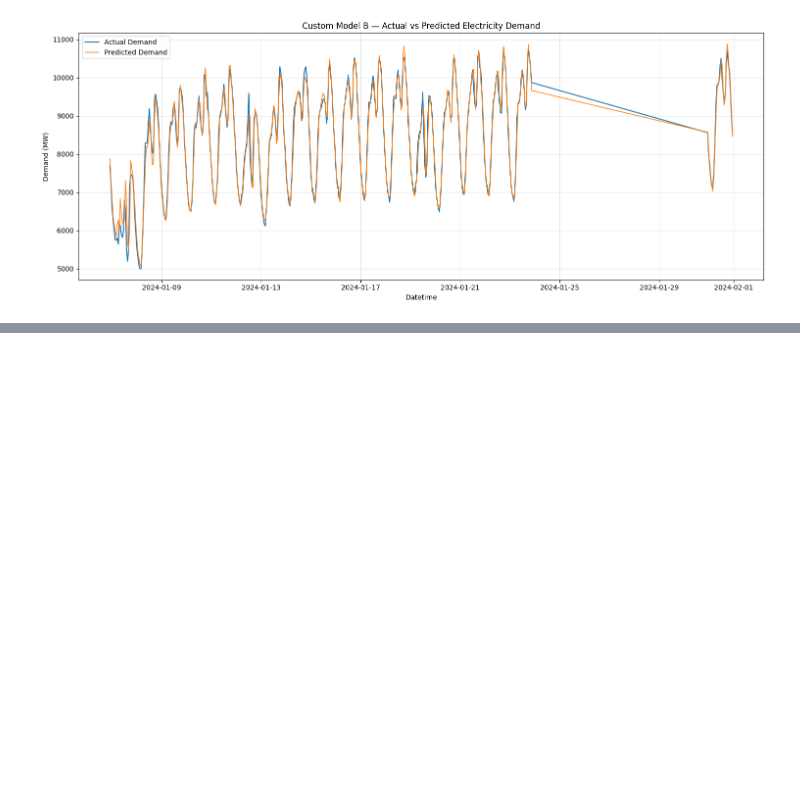
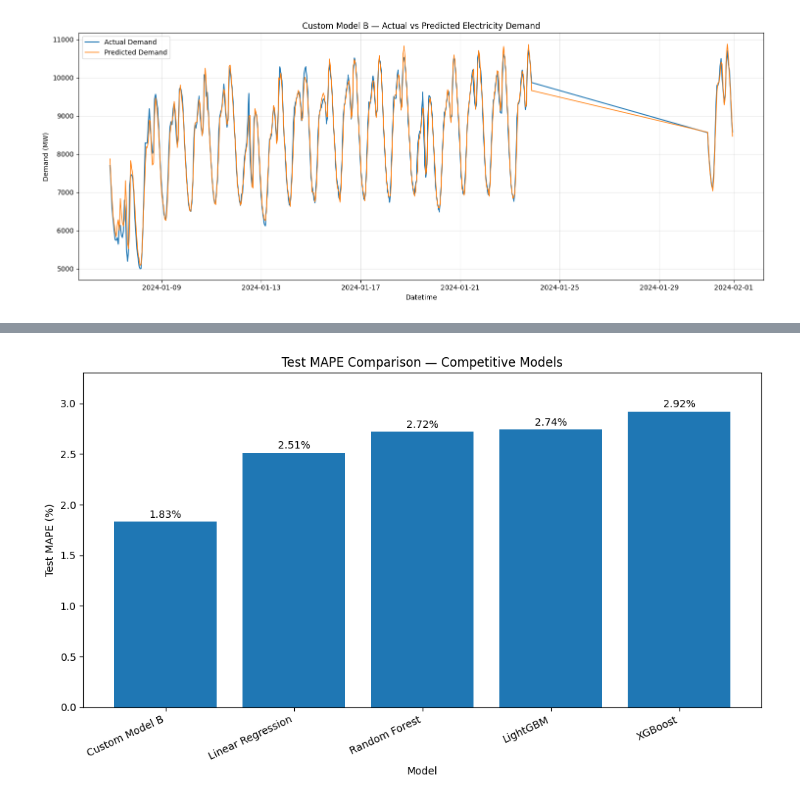
Before and after one commit to Tanvir-Azad-Mahir/BD-Powercast, a Jupyter notebook: models/final_evaluation.ipynb, the cells around one changed output, grey strips where cells are left out. Saved outputs shown, nothing was run; the diff lists cells and outputs as text; code cells hidden in the pictures; blank space fills up the shorter version.

```diff
--- a/models/final_evaluation.ipynb
+++ b/models/final_evaluation.ipynb
@@ -883,0 +1148,48 @@ plt.show()
+# %%
+competitive_models = comparison_plot[
+    comparison_plot["Model"] != "Seasonal Naive"
+].copy()
+
+plt.figure(figsize=(10, 6))
+
+bars = plt.bar(
+    competitive_models["Model"],
+    competitive_models["Test MAPE (%)"]
+)
+
+plt.ylabel("Test MAPE (%)")
+plt.xlabel("Model")
+
+plt.title(
+    "Test MAPE Comparison — Competitive Models"
+)
+
+plt.ylim(0, 3.3)
+
+plt.xticks(
+    rotation=25,
+    ha="right"
+)
+
+for bar, value in zip(
+    bars,
+    competitive_models["Test MAPE (%)"]
+):
+    plt.text(
+        bar.get_x() + bar.get_width() / 2,
+        bar.get_height() + 0.04,
+        f"{value:.2f}%",
+        ha="center"
+    )
+
+plt.tight_layout()
+
+plt.savefig(
+    "../figures/competitive_model_comparison.png",
+    dpi=300,
+    bbox_inches="tight"
+)
+
+plt.show()
+# %% [output]
+[figure, added]
```
Also changed, not shown: parts of 13 cells of this notebook, 52 other files.
